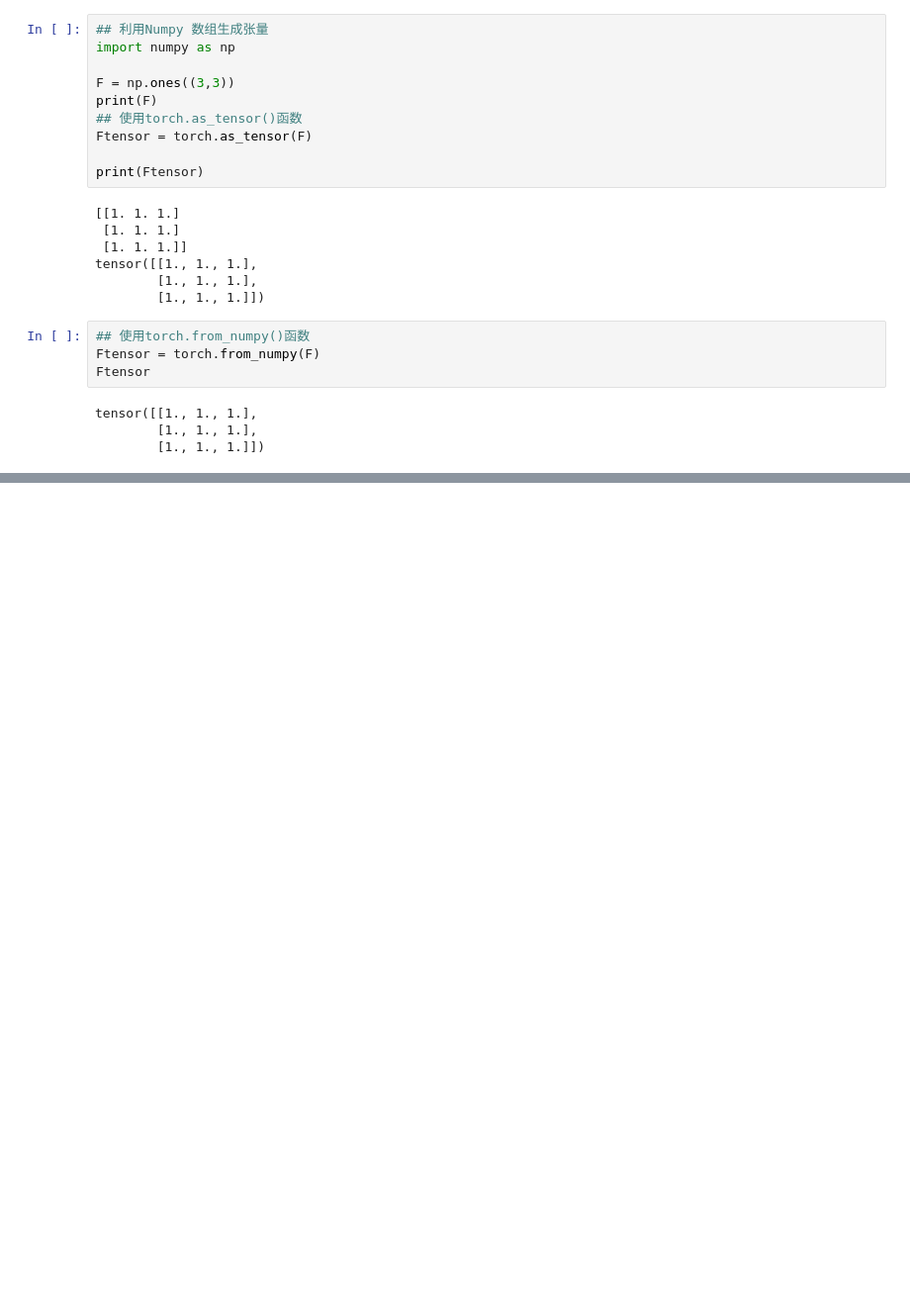
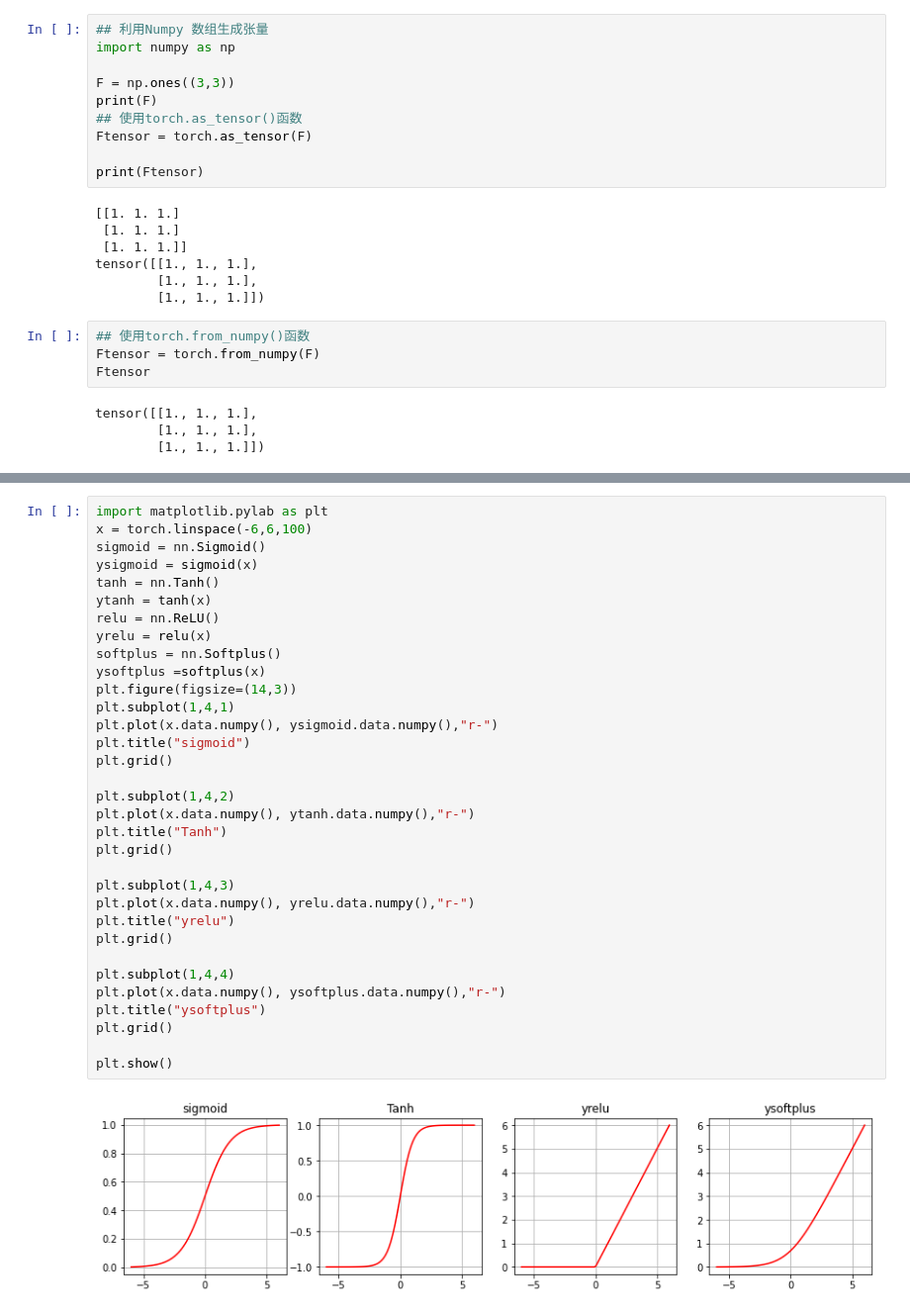
Before and after one commit to edgarshang/learnPytorch, a Jupyter notebook: lesson2.ipynb, the cells around one changed output, grey strips where cells are left out. Shown: that part at 99% size. Saved outputs shown, nothing was run; the diff lists cells and outputs as text; blank space fills up the shorter version.

```diff
--- a/lesson2.ipynb
+++ b/lesson2.ipynb
@@ -140,0 +327,35 @@ Ftensor.numpy()
+# %%
+import matplotlib.pylab as plt
+x = torch.linspace(-6,6,100)
+sigmoid = nn.Sigmoid()
+ysigmoid = sigmoid(x)
+tanh = nn.Tanh()
+ytanh = tanh(x)
+relu = nn.ReLU()
+yrelu = relu(x)
+softplus = nn.Softplus()
+ysoftplus =softplus(x)
+plt.figure(figsize=(14,3))
+plt.subplot(1,4,1)
+plt.plot(x.data.numpy(), ysigmoid.data.numpy(),"r-")
+plt.title("sigmoid")
+plt.grid()
+
+plt.subplot(1,4,2)
+plt.plot(x.data.numpy(), ytanh.data.numpy(),"r-")
+plt.title("Tanh")
+plt.grid()
+
+plt.subplot(1,4,3)
+plt.plot(x.data.numpy(), yrelu.data.numpy(),"r-")
+plt.title("yrelu")
+plt.grid()
+
+plt.subplot(1,4,4)
+plt.plot(x.data.numpy(), ysoftplus.data.numpy(),"r-")
+plt.title("ysoftplus")
+plt.grid()
+
+plt.show()
+# %% [output]
+[figure, added]
```
Also changed, not shown: parts of 35 cells of this notebook.
